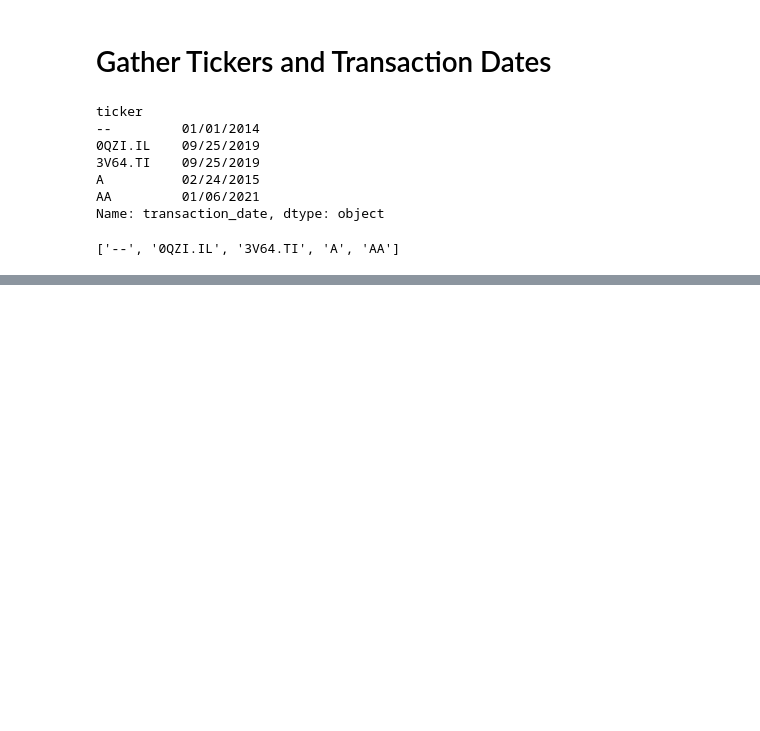
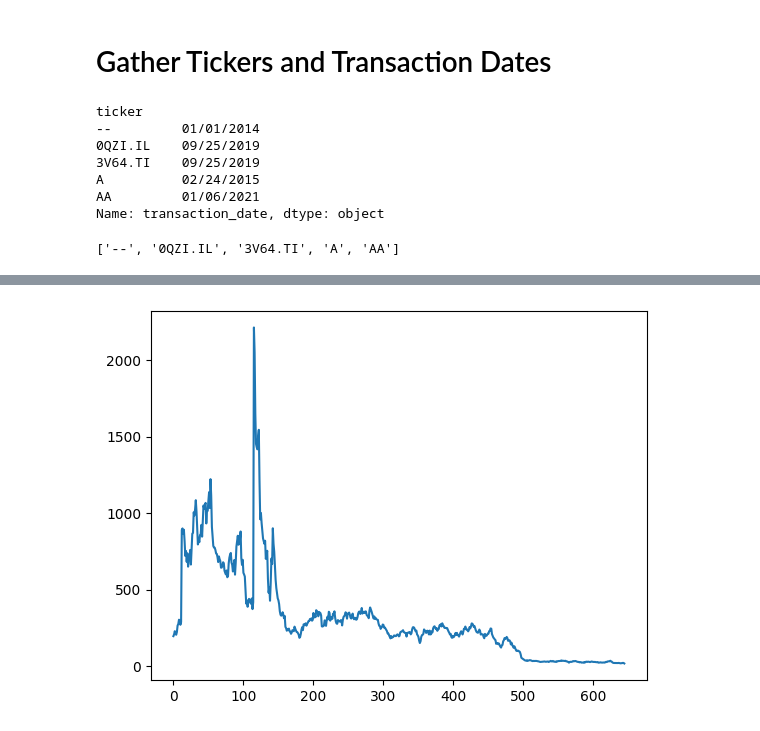
Before and after one commit to MattTheEconomist/Senator-Investments-ETL, a Jupyter notebook: Historical Prices.ipynb, the cells around one changed output, grey strips where cells are left out. Cells and saved outputs as stored; diff of their text form; code cells hidden in the pictures; blank space fills up the shorter version.

```diff
--- a/Historical Prices.ipynb
+++ b/Historical Prices.ipynb
@@ -65,0 +69,7 @@ https://www.alphavantage.co/query?function=TIME_SERIES_WEEKLY&symbol=KO&apikey=N
+# %%
+
+import requests
+
+response = requests.get(testEndpoint)
+responseText = response.text
+print(response.text[:460])
@@ -65,0 +92,21 @@ https://www.alphavantage.co/query?function=TIME_SERIES_WEEKLY&symbol=KO&apikey=N
+# %%
+import json
+
+jsonData = json.loads(responseText)
+allWeeksData = jsonData['Weekly Time Series']
+allWeeks = list(allWeeksData.keys())
+
+firstWeek = allWeeks[0]
+firstWeekData =allWeeksData[firstWeek ]
+historicalPrices = pd.json_normalize(firstWeekData)
+historicalPrices['date'] = firstWeek
+
+historicalPrices = historicalPrices.head(0)
+
+for wk in allWeeks:
+    currentWeekData = allWeeksData[wk]
+    currentFrame = pd.json_normalize(currentWeekData)
+    currentFrame['date'] = wk
+    historicalPrices = pd.concat([historicalPrices, currentFrame])
+
+historicalPrices.head()
@@ -65,0 +133,3 @@ https://www.alphavantage.co/query?function=TIME_SERIES_WEEKLY&symbol=KO&apikey=N
+# %%
+historicalPrices['4. close'] = historicalPrices['4. close'].astype(float)
+historicalPrices.info()
@@ -65,0 +150,10 @@ https://www.alphavantage.co/query?function=TIME_SERIES_WEEKLY&symbol=KO&apikey=N
+# %%
+import matplotlib.pyplot as plt
+
+
+
+# plt.plot(historicalPrices['4. close'], linestyle = 'dotted')
+plt.plot(np.array(historicalPrices['4. close']), linestyle = 'solid')
+plt.show()
+# %% [output]
+[figure, added]
```
Also changed, not shown: parts of 7 cells of this notebook.
